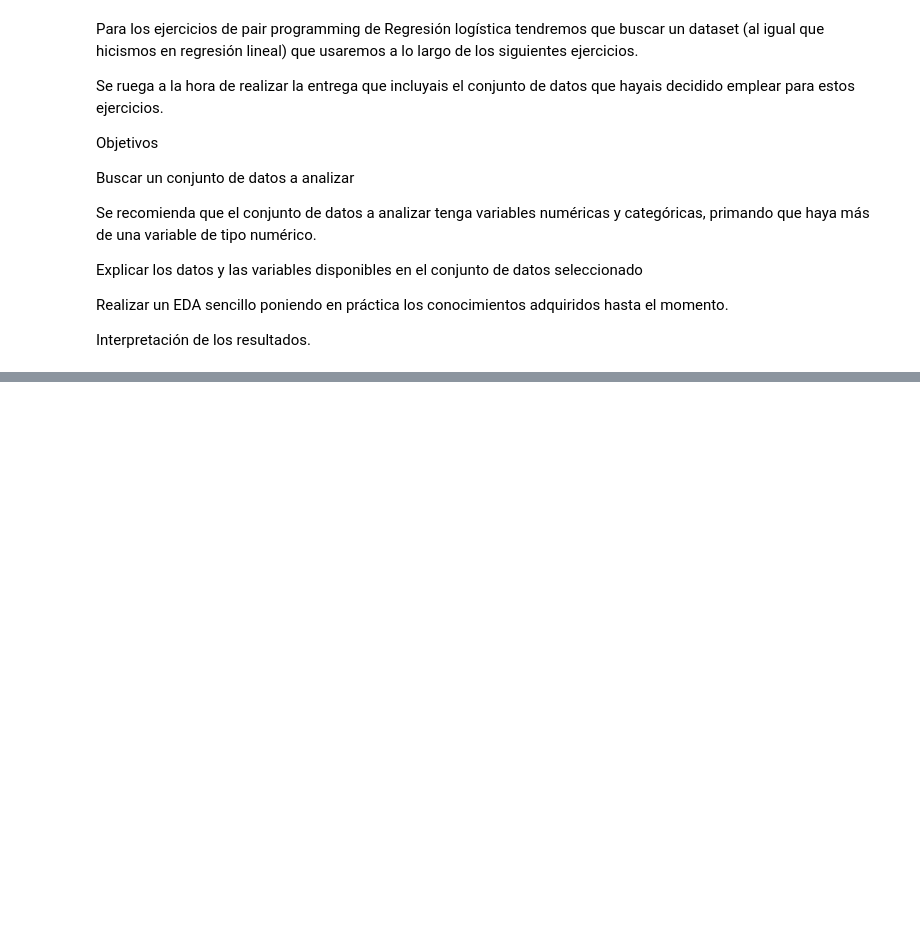
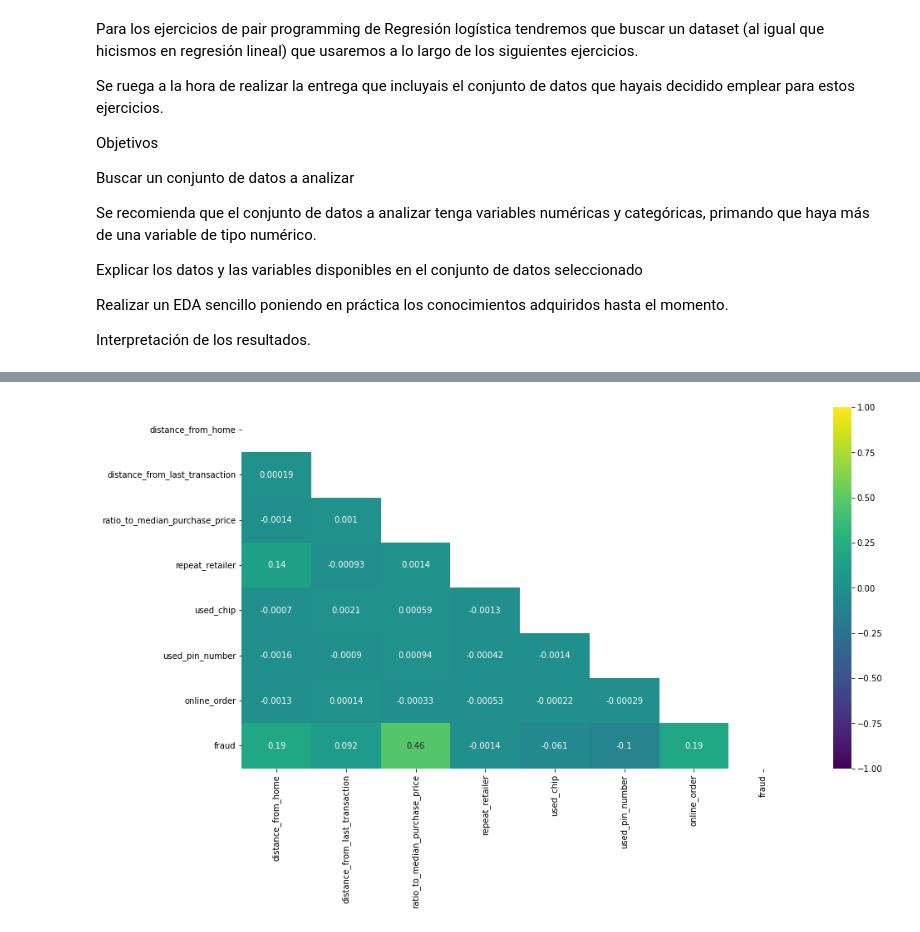
Before and after one commit to Adalab/Adalab-promo_d_da_modulo3_sprint1_Cristina_AnaBelen, a Jupyter notebook: regresión_logística/1.regresion_logistica_EDA.ipynb, the cells around one changed output, grey strips where cells are left out. Drawn from its saved outputs; the diff is of its cells as text; code cells hidden in the pictures; blank space fills up the shorter version.

```diff
--- a/regresión_logística/1.regresion_logistica_EDA.ipynb
+++ b/regresión_logística/1.regresion_logistica_EDA.ipynb
@@ -35,3 +35,6 @@ Explicar los datos y las variables disponibles en el conjunto de datos seleccion
 Realizar un EDA sencillo poniendo en práctica los conocimientos adquiridos hasta el momento.
 
 Interpretación de los resultados.
+# %%
+df = pd.read_csv("data/card_transdata.csv")
+df.head()
@@ -37,0 +82,3 @@ Interpretación de los resultados.
+# %%
+correlacion = df.corr()
+correlacion
@@ -37,0 +95,6 @@ Interpretación de los resultados.
+# %%
+plt.figure(figsize=(15,8))
+mask = np.triu(np.ones_like(correlacion, dtype=bool))
+sns.heatmap(correlacion, cmap="viridis", annot = True, mask=mask, vmin = -1, vmax=1);
+# %% [output]
+[figure, added]
```
Also changed, not shown: parts of 21 cells of this notebook, 1 other file.
